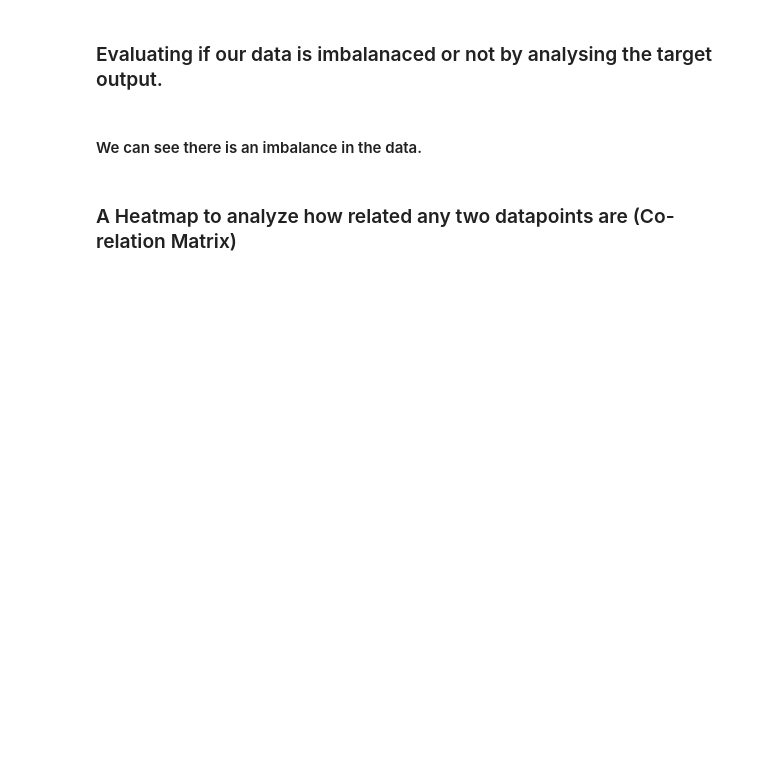
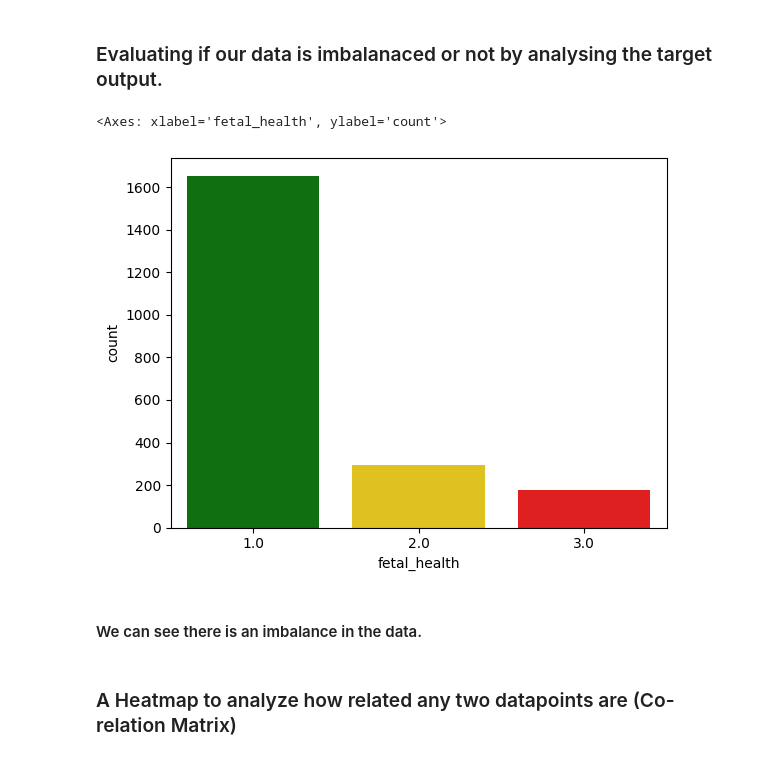
Before and after one commit to theinhumaneme/major, a Jupyter notebook: python/major.ipynb, the cells around one changed output. Saved outputs shown, nothing was run; the diff lists cells and outputs as text; code cells hidden in the pictures; blank space fills up the shorter version.

```diff
--- a/python/major.ipynb
+++ b/python/major.ipynb
@@ -114,8 +114,11 @@ data_frame.describe().T
 # %% [markdown]
 ### Evaluating if our data is imbalanaced or not by analysing the target output.
 # %%
-# colours=["green","gold", "red"]
-# sb.countplot(data=data_frame, x="fetal_health",palette=colours)
+colours=["green","gold", "red"]
+sb.countplot(data=data_frame, x="fetal_health",palette=colours)
+# %% [output]
+<Axes: xlabel='fetal_health', ylabel='count'>
+[figure, added]
 # %% [markdown]
 #### We can see there is an imbalance in the data.
 # %% [markdown]
```
Also changed, not shown: parts of 21 cells of this notebook, 15 other files.
